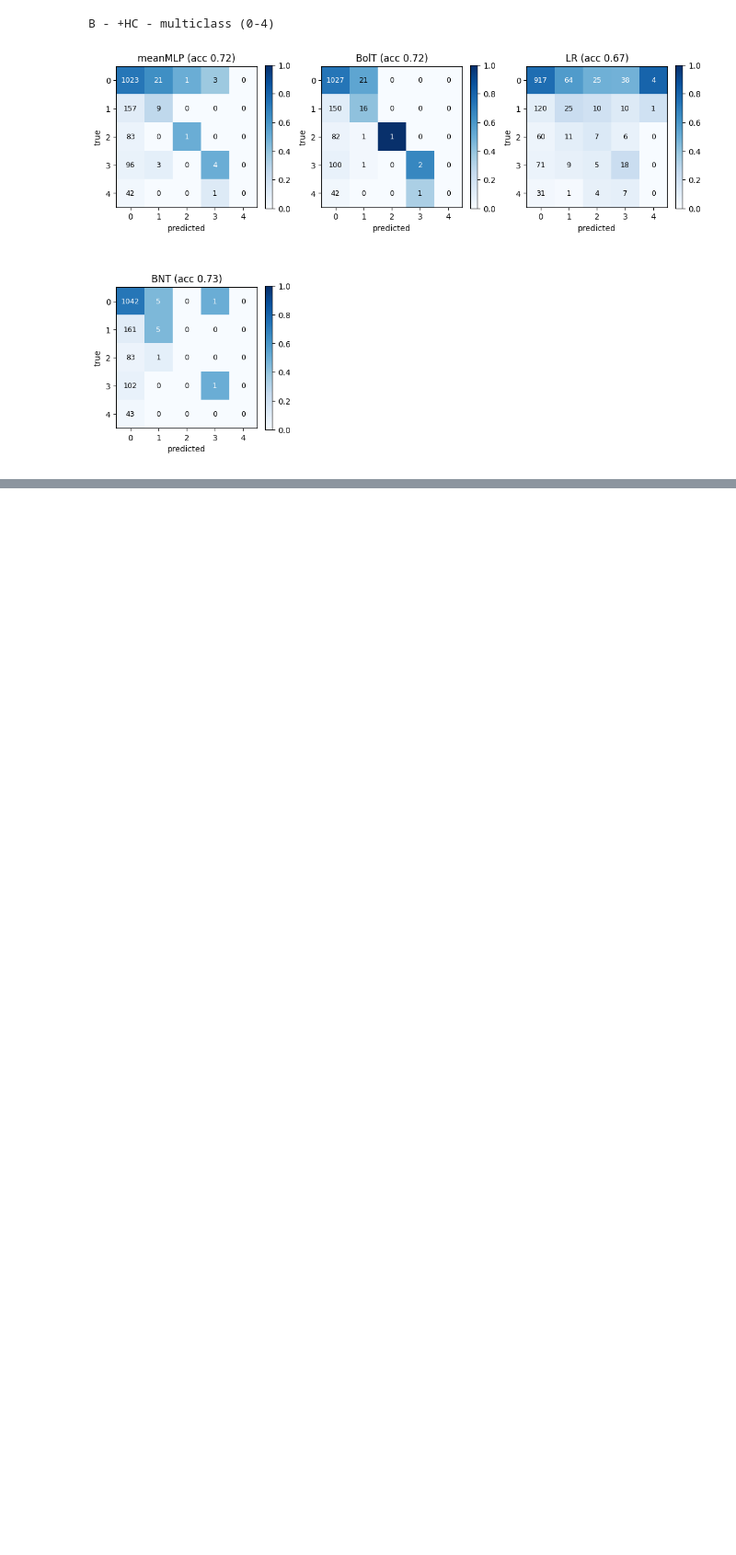
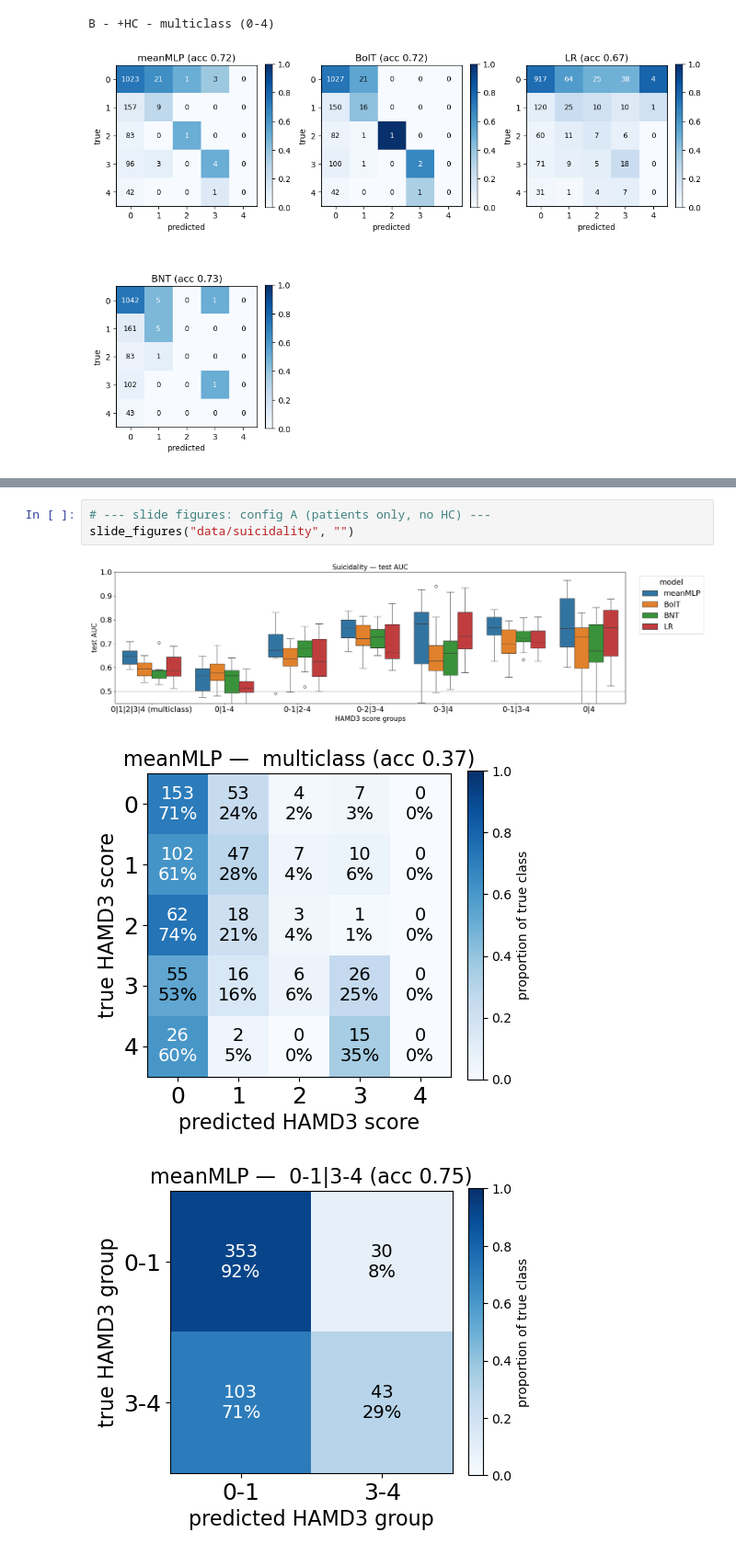
Before and after one commit to neuroneural/circRNA, a Jupyter notebook: docs/02_on_MDD_data/mdd_cvbench.ipynb, the cells around one changed output, grey strips where cells are left out. Shown at 92% size. Saved outputs shown, nothing was run; the diff lists cells and outputs as text; blank space fills up the shorter version.

```diff
--- a/docs/02_on_MDD_data/mdd_cvbench.ipynb
+++ b/docs/02_on_MDD_data/mdd_cvbench.ipynb
@@ -619,0 +521,7 @@ B - +HC - multiclass (0-4)
+# %%
+# --- slide figures: config A (patients only, no HC) ---
+slide_figures("data/suicidality", "")
+# %% [output]
+[figure, added]
+[figure, added]
+[figure, added]
```
Also changed, not shown: parts of 14 cells of this notebook.
